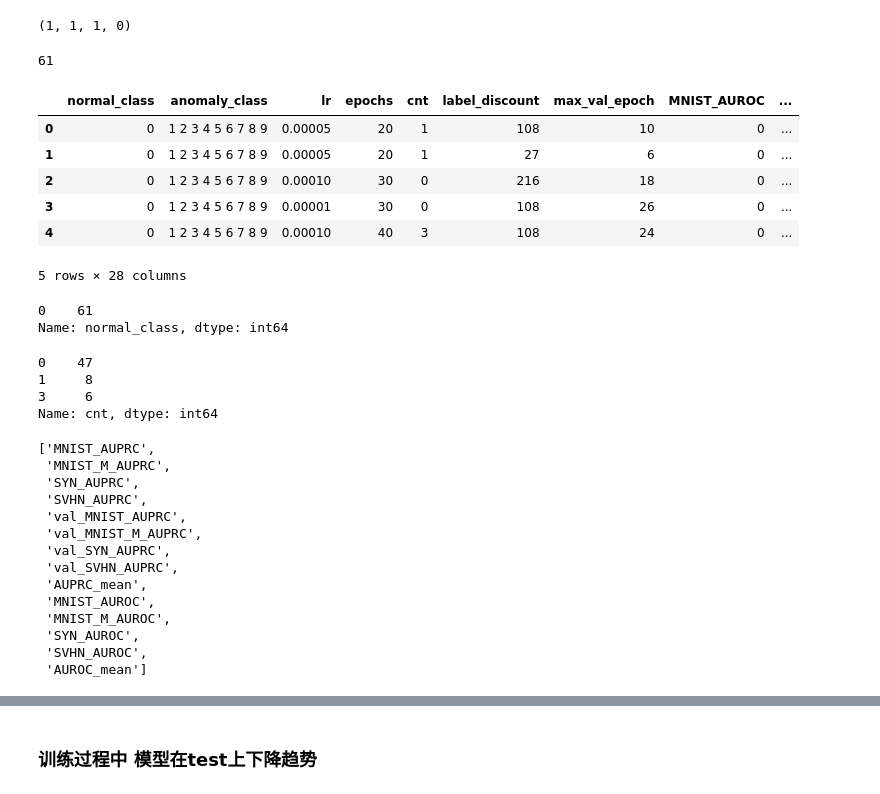
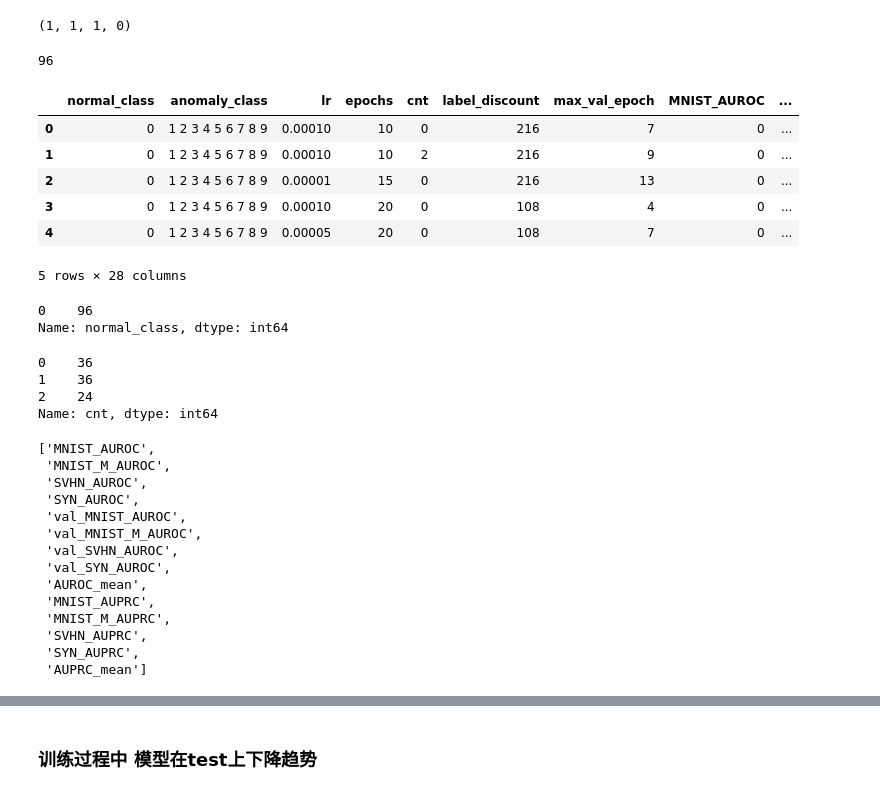
Before and after one commit to EIPsilly/deviation-network-image, a Jupyter notebook: analysis/file_folder_analysis.ipynb, the cells around one changed output, grey strips where cells are left out. Drawn from its saved outputs; the diff is of its cells as text; code cells hidden in the pictures.

```diff
--- a/analysis/file_folder_analysis.ipynb
+++ b/analysis/file_folder_analysis.ipynb
@@ -5,6 +5,8 @@ import os
 from matplotlib import pyplot as plt
 import re
 # %%
+metric = "AUPRC"
+
 # dir_path = "../results/DGAD/method5/1"
 dir_path = '../results/devnet/many_versus_many'
 dir_path = '../results/DGAD/method5/3'
@@ -83,12 +85,16 @@ dir_path = '../results/DGAD/method16_lambda'
 
 dir_path = '../results/DGAD/method16_lambda_sensitivity'
 dir_path = '../results/DGAD/method16_MNIST'
-
+# dir_path = '../results/devnet/MNIST_label_discount'
+# dir_path = '../results/devnet/1domain'
+dir_path = '../results/devnet/PACS_1domain_contamination_noraml6'
+dir_path = '../results/DGAD/method16_MNIST_SVHN_MNIST_M_MNIST'
+dir_path = '../results/devnet/MNIST_SVHN_MNIST_M_MNIST_label_count'
 
 domain_list = ['photo', 'art_painting', 'cartoon', 'sketch']
-metric = "AUROC"
+
 if dir_path.__contains__("MNIST"):
-    domain_list = ["MNIST", "MNIST_M", "SYN", "SVHN"]
+    domain_list = ["MNIST", "MNIST_M", "SVHN", "SYN"]
 # %%
 import itertools
 # normal_class=["0", "1", "2", "3", "4", "5", "6"]
@@ -125,6 +131,8 @@ if dir_path.__contains__("VAE"):
     para_name_list += ["rec_lambda"]
 if dir_path.__contains__("MNIST"):
     para_name_list += ["label_discount"]
+    if dir_path.__contains__("DGAD"):
+        para_name_list += ["reg_lambda", "NCE_lambda", "PL_lambda", "class_lambda"]
 
 # para_name_list=["normal_class", "anomaly_class", "lr", "epochs", "cnt", "rec_lambda",]
 # para_name_list=["normal_class", "anomaly_class", "lr", "epochs", "cnt","reg_lambda"]
@@ -158,39 +166,39 @@ for file_name in os.listdir(dir_path):
         for key in domain_list:
             record.append(data["test_metric"].item()[key]["AUROC"])
         for key in domain_list:
             record.append(data["test_metric"].item()[key]["AUPRC"])
         for key in domain_list:
             record.append(data["test_results_list"][max_epoch][key]["AUROC"])
         for key in domain_list:
             record.append(data["test_results_list"][max_epoch][key]["AUPRC"])
 
     record.append(file_name)
     ans.append(record)
 
 ans = pd.DataFrame(ans,columns=para_name_list + ["max_val_epoch"] +\
              [f'{item}_AUROC' for item in domain_list] + \
                 [f'{item}_AUPRC' for item in domain_list] +\
                     [f'val_{item}_AUROC' for item in domain_list] +\
                         [f'val_{item}_AUPRC' for item in domain_list] + ["file_name"])
 
 ans["normal_class"] = ans["normal_class"].astype(str)
 ans["anomaly_class"] = ans["anomaly_class"].astype(str)
 
 ans["AUROC_mean"] = ans[[f"{item}_AUROC" for item in domain_list]].mean(axis = 1)
 ans["AUPRC_mean"] = ans[[f"{item}_AUPRC" for item in domain_list]].mean(axis = 1)
 ans["val_AUROC_mean"] = ans[[f"val_{item}_AUROC" for item in domain_list]].mean(axis = 1)
 ans["val_AUPRC_mean"] = ans[[f"val_{item}_AUPRC" for item in domain_list]].mean(axis = 1)
 ans["normal_class"] = ans["normal_class"].apply(lambda x :re.sub("\[|\]|,", "", x))
 ans["anomaly_class"] = ans["anomaly_class"].apply(lambda x :re.sub("\[|\]|,", "", x))
 ans.head(5)
 # %% [output]
-61
+96
 |  | normal_class | anomaly_class | lr | epochs | cnt | label_discount | max_val_epoch | MNIST_AUROC | ... |
-| 0 | 0 | 1 2 3 4 5 6 7 8 9 | 0.00005 | 20 | 1 | 108 | 10 | 0 | ... |
-| 1 | 0 | 1 2 3 4 5 6 7 8 9 | 0.00005 | 20 | 1 | 27 | 6 | 0 | ... |
-| 2 | 0 | 1 2 3 4 5 6 7 8 9 | 0.00010 | 30 | 0 | 216 | 18 | 0 | ... |
-| 3 | 0 | 1 2 3 4 5 6 7 8 9 | 0.00001 | 30 | 0 | 108 | 26 | 0 | ... |
-| 4 | 0 | 1 2 3 4 5 6 7 8 9 | 0.00010 | 40 | 3 | 108 | 24 | 0 | ... |
+| 0 | 0 | 1 2 3 4 5 6 7 8 9 | 0.00010 | 10 | 0 | 216 | 7 | 0 | ... |
+| 1 | 0 | 1 2 3 4 5 6 7 8 9 | 0.00010 | 10 | 2 | 216 | 9 | 0 | ... |
+| 2 | 0 | 1 2 3 4 5 6 7 8 9 | 0.00001 | 15 | 0 | 216 | 13 | 0 | ... |
+| 3 | 0 | 1 2 3 4 5 6 7 8 9 | 0.00010 | 20 | 0 | 108 | 4 | 0 | ... |
+| 4 | 0 | 1 2 3 4 5 6 7 8 9 | 0.00005 | 20 | 0 | 108 | 7 | 0 | ... |
 5 rows × 28 columns
 # %%
 # ans = ans[ans["epochs"] != 2]
@@ -201,14 +209,14 @@ ans.head(5)
 # %%
 ans["normal_class"].value_counts()
 # %% [output]
-0    61
+0    96
 Name: normal_class, dtype: int64
 # %%
 ans.cnt.value_counts()
 # %% [output]
-0    47
-1     8
-3     6
+0    36
+1    36
+2    24
 Name: cnt, dtype: int64
 # %%
 # pre_epochs_list = [10, 30, 50, 100]
@@ -247,19 +255,19 @@ columns_to_drop = columns_to_drop + [f"{item}_{metric}" for item in domain_list]
 ans = ans.drop(columns=columns_to_drop)
 columns_to_drop
 # %% [output]
-['MNIST_AUPRC',
+['MNIST_AUROC',
+ 'MNIST_M_AUROC',
+ 'SVHN_AUROC',
+ 'SYN_AUROC',
+ 'val_MNIST_AUROC',
+ 'val_MNIST_M_AUROC',
+ 'val_SVHN_AUROC',
+ 'val_SYN_AUROC',
+ 'AUROC_mean',
+ 'MNIST_AUPRC',
  'MNIST_M_AUPRC',
+ 'SVHN_AUPRC',
  'SYN_AUPRC',
- 'SVHN_AUPRC',
- 'val_MNIST_AUPRC',
- 'val_MNIST_M_AUPRC',
- 'val_SYN_AUPRC',
- 'val_SVHN_AUPRC',
- 'AUPRC_mean',
- 'MNIST_AUROC',
- 'MNIST_M_AUROC',
- 'SYN_AUROC',
- 'SVHN_AUROC',
- 'AUROC_mean']
+ 'AUPRC_mean']
 # %%
 # agg_method = {"cnt":["count"],
```
Also changed, not shown: parts of 15 cells of this notebook, 4 other files.
